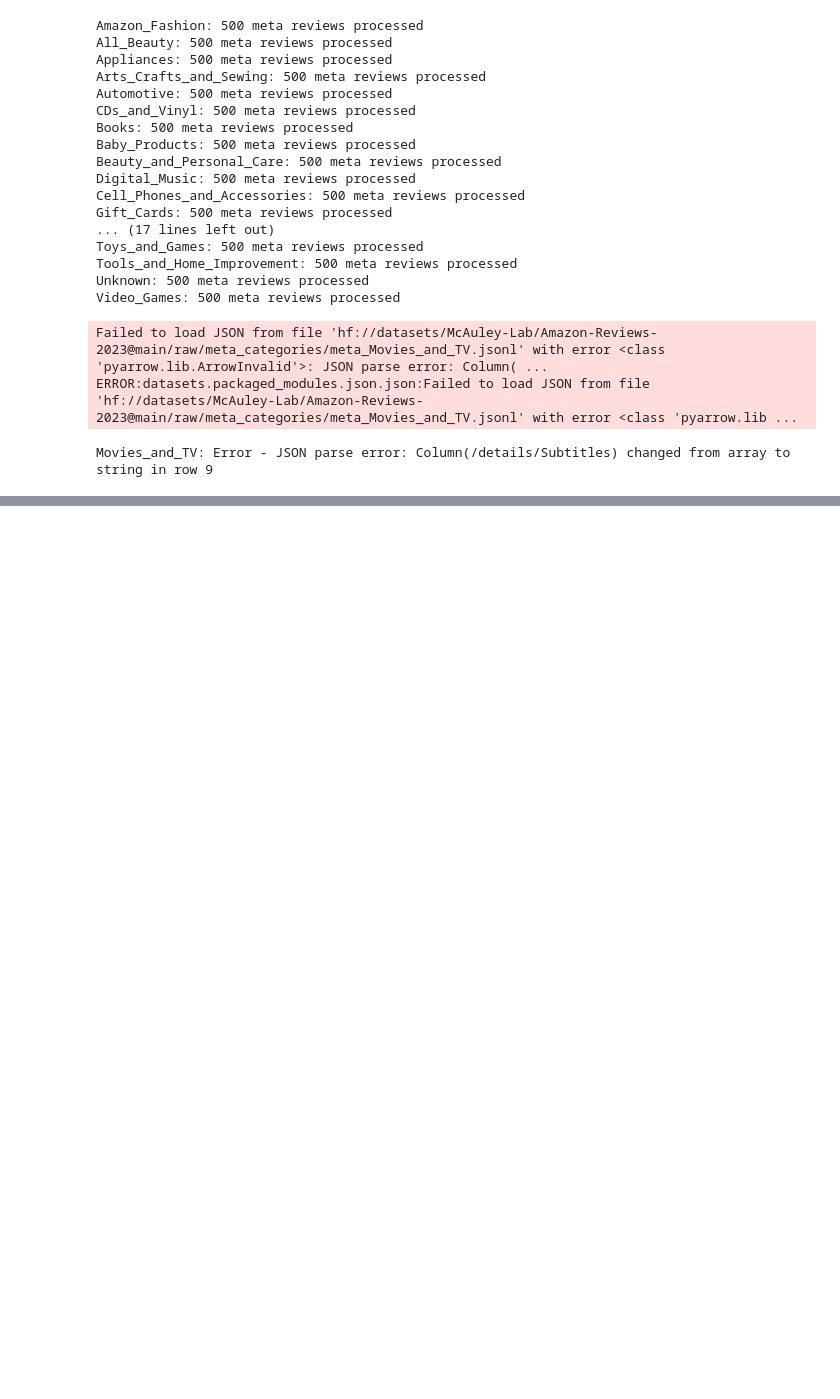
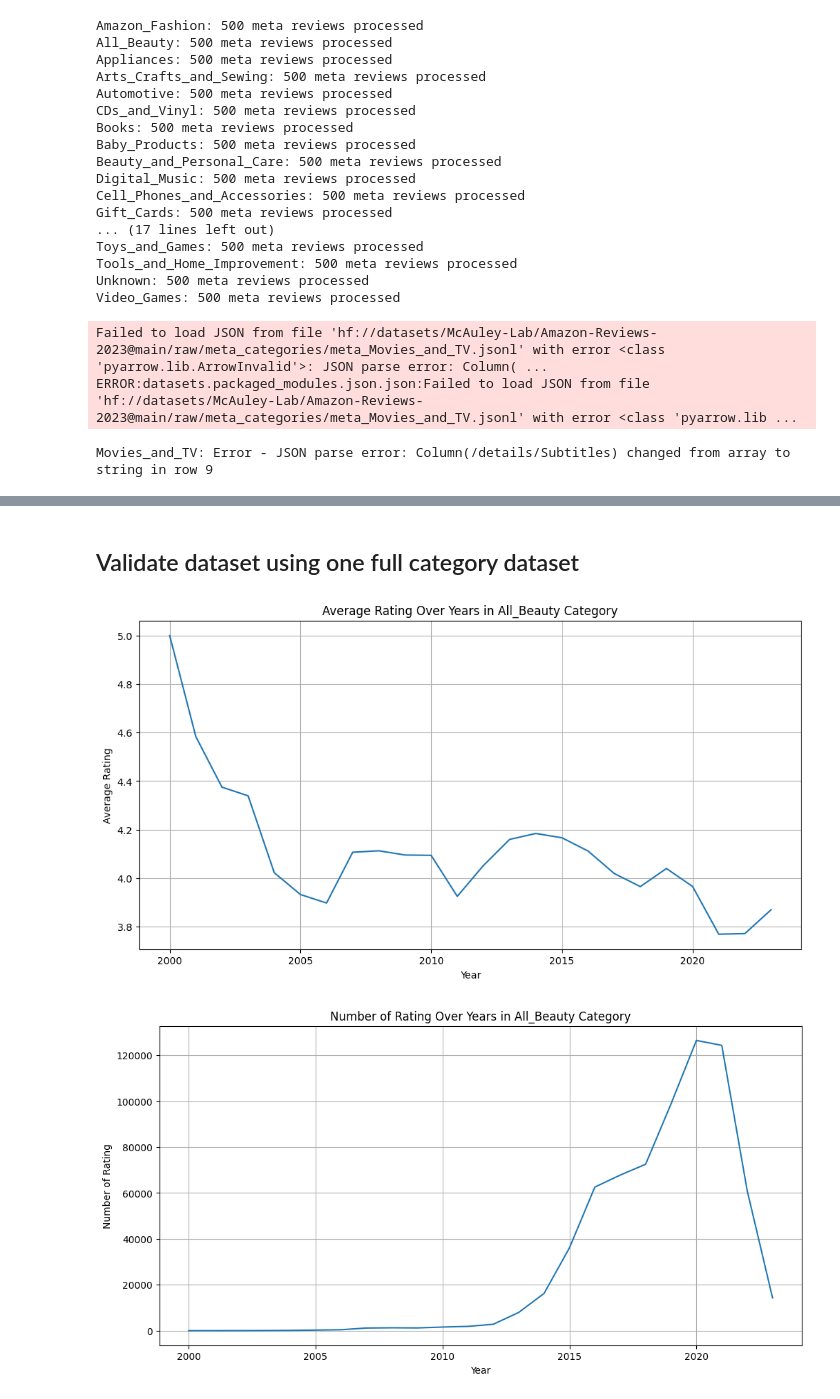
Before and after one commit to yifeica0/ECS171-Group8, a Jupyter notebook: ECS171_Preprocessing.ipynb, the cells around one changed output, grey strips where cells are left out. Saved outputs shown, nothing was run; the diff lists cells and outputs as text; code cells hidden in the pictures; blank space fills up the shorter version.

Commit message:
add validation for our dataset

```diff
--- a/ECS171_Preprocessing.ipynb
+++ b/ECS171_Preprocessing.ipynb
@@ -405,0 +469,2 @@ meta_df.to_parquet('amazon_metadata.parquet', index=False)
+# %%
+full_All_Beauty_df = process_one_category("All_Beauty")
@@ -405,0 +512,2 @@ meta_df.to_parquet('amazon_metadata.parquet', index=False)
+# %% [markdown]
+## Validate dataset using one full category dataset
@@ -405,0 +523,29 @@ meta_df.to_parquet('amazon_metadata.parquet', index=False)
+# %%
+# convert 'datetime' column to datetime objects
+full_All_Beauty_cat_df['datetime'] = pd.to_datetime(full_All_Beauty_cat_df['datetime'])
+# extract time components
+full_All_Beauty_cat_df['year'] = full_All_Beauty_cat_df['datetime'].dt.year
+full_All_Beauty_cat_df['month'] = full_All_Beauty_cat_df['datetime'].dt.month
+full_All_Beauty_cat_df['day_of_week'] = full_All_Beauty_cat_df['datetime'].dt.day_name()
+full_All_Beauty_cat_df['hour'] = full_All_Beauty_cat_df['datetime'].dt.hour
+
+# average rating by year
+plt.figure(figsize=(12, 6))
+sns.lineplot(x='year', y='rating', data=full_All_Beauty_cat_df.groupby('year')['rating'].mean().reset_index())
+plt.title('Average Rating Over Years in All_Beauty Category')
+plt.xlabel('Year')
+plt.ylabel('Average Rating')
+plt.grid(True)
+plt.show()
+
+# number of total rating by year
+plt.figure(figsize=(12, 6))
+sns.lineplot(x='year', y='rating', data=full_All_Beauty_cat_df.groupby('year')['rating'].count().reset_index())
+plt.title('Number of Rating Over Years in All_Beauty Category')
+plt.xlabel('Year')
+plt.ylabel('Number of Rating')
+plt.grid(True)
+plt.show()
+# %% [output]
+[figure, added]
+[figure, added]
```
Also changed, not shown: parts of 8 cells of this notebook.
